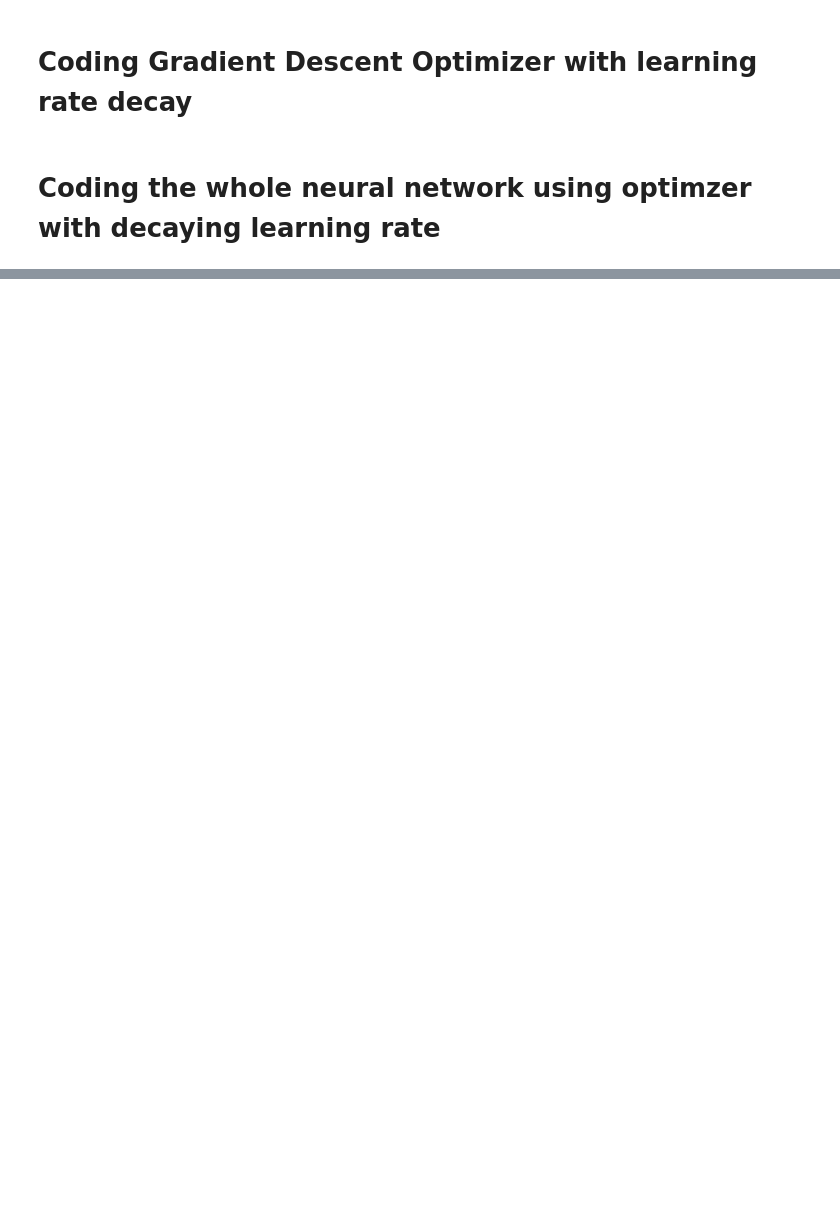
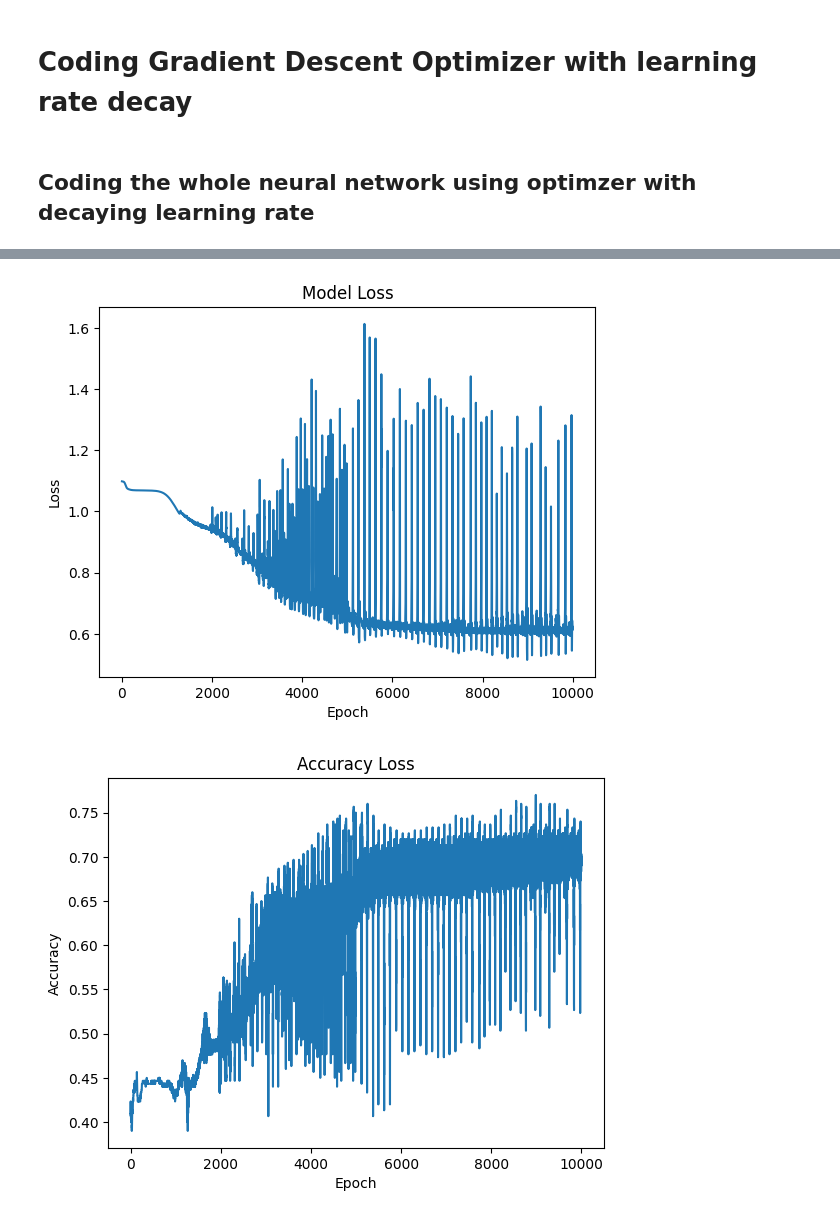
Before and after one commit to patilmanas04/Neural-Networks-from-Scratch, a Jupyter notebook: Backpropagation_and_coding_the_building_blocks_for_backpropagation.ipynb, the cells around one changed output, grey strips where cells are left out. Saved outputs shown, nothing was run; the diff lists cells and outputs as text; code cells hidden in the pictures; blank space fills up the shorter version.

```diff
--- a/Backpropagation_and_coding_the_building_blocks_for_backpropagation.ipynb
+++ b/Backpropagation_and_coding_the_building_blocks_for_backpropagation.ipynb
@@ -360,19 +379,22 @@ class Optimizer_SGD:
     def post_update_params(self):
         self.epoch += 1
 # %% [markdown]
-# Coding the whole neural network using optimzer with decaying learning rate
+## Coding the whole neural network using optimzer with decaying learning rate
 # %%
 # Loading the dataset
-X, y = spiral_data(samples=1000, classes=3)
+X, y = spiral_data(samples=100, classes=3)
 
 # Defining the layers and activation functions
-dense1 = Layer_Dense(2, 128)
+dense1 = Layer_Dense(2, 64)
 relu_activation = Activation_ReLU()
-dense2 = Layer_Dense(128, 3)
+dense2 = Layer_Dense(64, 3)
 softmax_activation_loss = Activation_Softmax_Loss_CategoricalCrossEntropy()
 
 # Defining the optimized SGD
 optimizer_sdg = Optimizer_SGD(decay=1e-3)
+
+loss_history = []
+acc_history = []
 
 for epoch in range(10001):
     # forward pass
@@ -382,8 +404,10 @@ for epoch in range(10001):
     softmax_activation_loss.forward(dense2.output, y)
 
     loss = softmax_activation_loss.loss
+    loss_history.append(loss)
     predictions = np.argmax(softmax_activation_loss.output, axis=1)
     accuracy = np.mean(predictions == y)
+    acc_history.append(accuracy)
 
     if epoch%100==0:
         print(f'Epoch: {epoch} Accuracy: {accuracy:.3f} Loss: {loss:.3f} lr: {optimizer_sdg.current_learning_rate}')
@@ -399,4 +423,16 @@ for epoch in range(10001):
     optimizer_sdg.update_params(dense1)
     optimizer_sdg.update_params(dense2)
     optimizer_sdg.post_update_params()
+
+plt.plot(loss_history)
+plt.title('Model Loss')
+plt.ylabel('Loss')
+plt.xlabel('Epoch')
+plt.show()
+
+plt.plot(acc_history)
+plt.title('Accuracy Loss')
+plt.ylabel('Accuracy')
+plt.xlabel('Epoch')
+plt.show()
 # %% [output]
@@ -419,0 +456,2 @@ Epoch: 10000 Accuracy: 0.842 Loss: 0.413 lr: 0.09091735612328393
+[figure, added]
+[figure, added]
```
Also changed, not shown: parts of 11 cells of this notebook, 1 other file.
